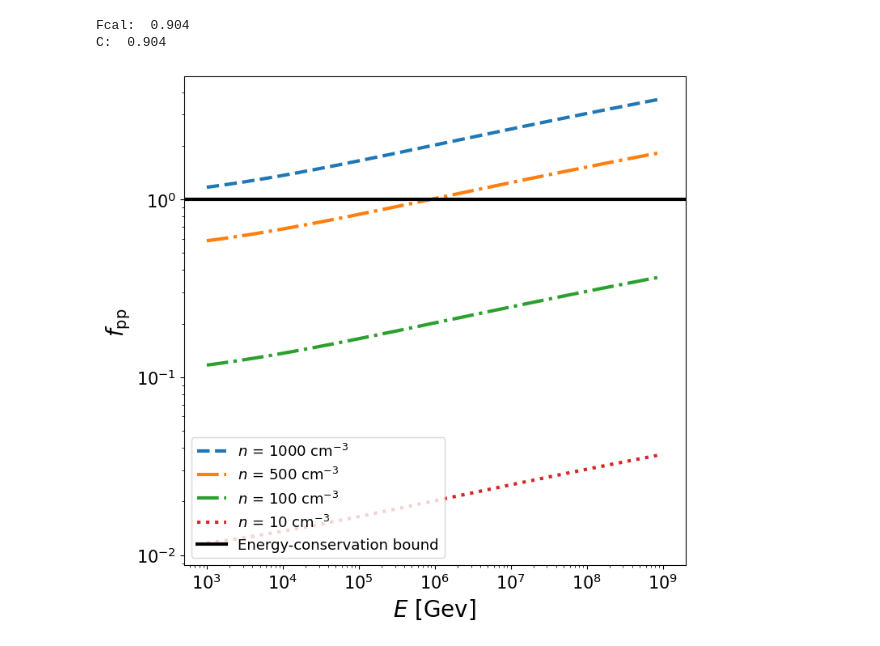
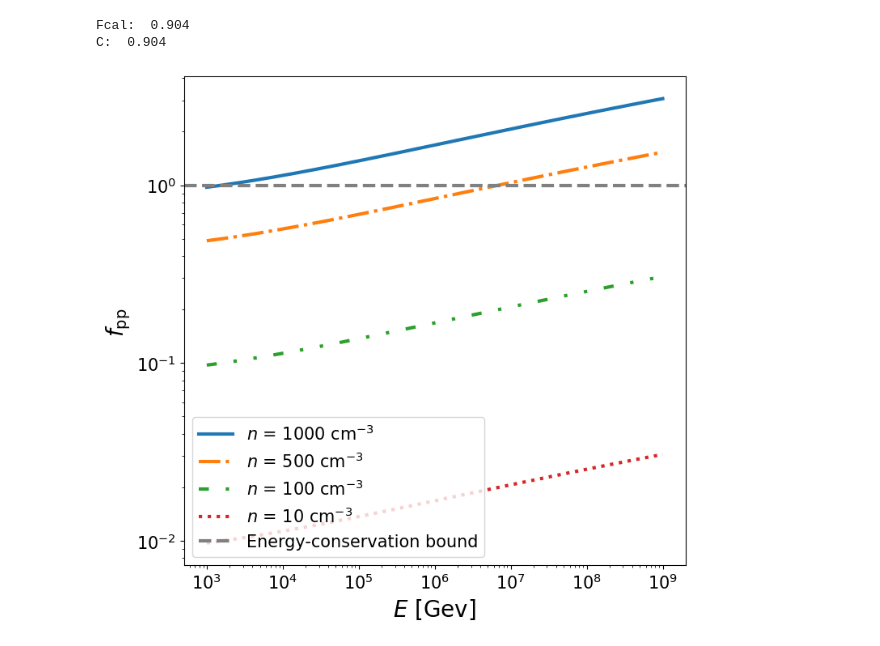
Before and after one commit to YarnoMerckx/u-lirg-timescale-analysis, a Jupyter notebook: Timescale.ipynb, the cells around one changed output. Saved outputs shown, nothing was run; the diff lists cells and outputs as text; code cells hidden in the pictures.

Commit message:
Updated plot ticks

```diff
--- a/Timescale.ipynb
+++ b/Timescale.ipynb
@@ -495,25 +543,25 @@ def efficiency_pp(E, n_in,t_escin):
     sigma = (cross_section(E)*1e-3*u.barn).to(pow(u.cm,2))
     c = (const.c).to(u.cm/u.s)
     n = n_in*pow(u.cm,-3)
-    kappa = 0.6
+    kappa = 0.5
     t = (t_escin*u.yr).to(u.s)
     return (c*n*sigma*kappa*t).value
 # %%
 fig=plt.figure(figsize=(8,8), dpi= 100, facecolor='w', edgecolor='k')
 
 E_eff_p = np.logspace(np.log10(1e3),np.log10(1e9),1000)
-plt.plot(E_eff_p, efficiency_pp(E_eff_p, 1e3, t_esc(1e8,100,500,Bplot)), linestyle = '--', label = '$n$ = 1000 cm$^{-3}$', linewidth = 3 )
+plt.plot(E_eff_p, efficiency_pp(E_eff_p, 1e3, t_esc(1e8,100,500,Bplot)), label = '$n$ = 1000 cm$^{-3}$', linewidth = 3 )
 plt.plot(E_eff_p, efficiency_pp(E_eff_p, 5e2, t_esc(1e8,100,500,Bplot)), linestyle = '-.', label = '$n$ = 500 cm$^{-3}$', linewidth = 3)
-plt.plot(E_eff_p, efficiency_pp(E_eff_p, 1e2, t_esc(1e8,100,500,Bplot)), linestyle = '-.', label = '$n$ = 100 cm$^{-3}$', linewidth = 3)
+plt.plot(E_eff_p, efficiency_pp(E_eff_p, 1e2, t_esc(1e8,100,500,Bplot)), linestyle = ((0, (3, 5, 1, 5, 1, 5))), label = '$n$ = 100 cm$^{-3}$', linewidth = 3)
 plt.plot(E_eff_p, efficiency_pp(E_eff_p, 1e1, t_esc(1e8,100,500,Bplot)),label = '$n$ = 10 cm$^{-3}$', linestyle = 'dotted', linewidth = 3)
-plt.axhline(y = 1, c= 'k', label = 'Energy-conservation bound', linewidth = 3)
+plt.axhline(y = 1, c= 'grey', label = 'Energy-conservation bound', linewidth = 3, linestyle = 'dashed')
 plt.xlabel('$E$ [Gev]', fontsize = 20)
 plt.ylabel('$f_{\mathrm{pp}}$ ', fontsize = 20)
-plt.legend(fontsize = 13, loc = "best")
+plt.legend(fontsize = 15, loc = "best")
 plt.xticks(fontsize = 15)
 plt.yticks(fontsize = 15)
 plt.xscale('log')
 plt.yscale('log')
 plt.savefig("/Users/yarno/Documents/PhD/Pictures/Extrapolation_plots/fpp.png",bbox_inches="tight")
 # %% [output]
-[figure, old version]
+[figure, new version]
```
Also changed, not shown: parts of 3 cells of this notebook.
